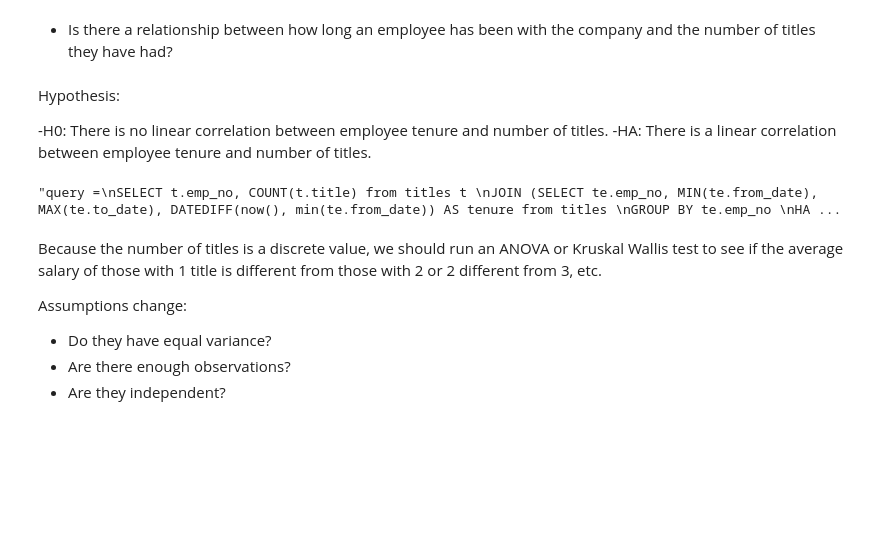
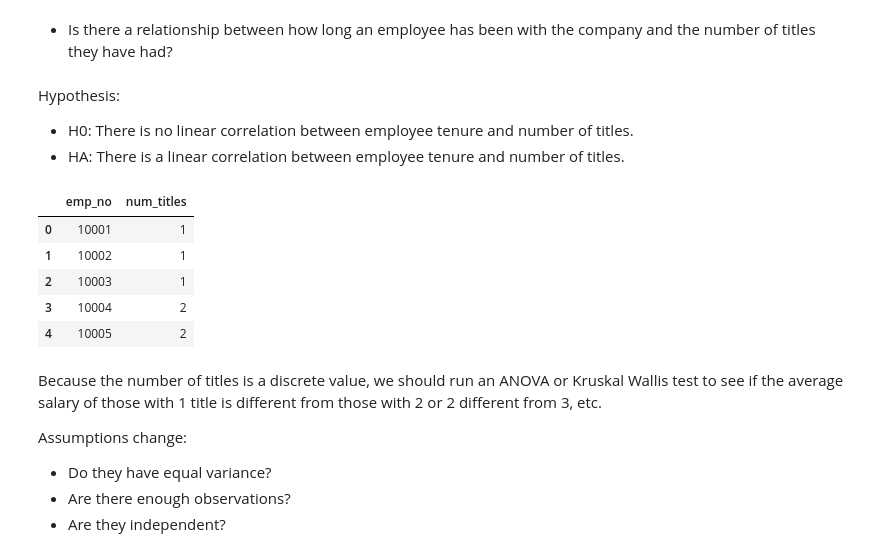
Before and after one commit to JoshuaHolt-Tech/statistics-exercises, a Jupyter notebook: hypothesis_testing.ipynb, the cells around one changed output. Cells and saved outputs as stored; diff of their text form; code cells hidden in the pictures; blank space fills up the shorter version.

```diff
--- a/hypothesis_testing.ipynb
+++ b/hypothesis_testing.ipynb
@@ -862,19 +862,23 @@ ORDER BY  emp_no, titles.to_date DESC;
 # %% [markdown]
 Hypothesis:
 
--H0: There is no linear correlation between employee tenure and number of titles.
--HA: There is a linear correlation between employee tenure and number of titles.
+- H0: There is no linear correlation between employee tenure and number of titles.
+- HA: There is a linear correlation between employee tenure and number of titles.
 # %%
-"""query =
-SELECT t.emp_no, COUNT(t.title) from titles t
-JOIN (SELECT te.emp_no, MIN(te.from_date), MAX(te.to_date), DATEDIFF(now(), min(te.from_date)) AS tenure from titles
-GROUP BY te.emp_no
-HAVING MAX(to_date) = '9999-01-01') AS te USING (emp_no) GROUP BY t.emp_no;"""
+query = """
+SELECT t.emp_no, COUNT(t.title) as num_titles from titles AS t
+JOIN (SELECT titles.emp_no, MIN(titles.from_date), MAX(titles.to_date), DATEDIFF(now(), min(titles.from_date)) AS tenure from titles
+GROUP BY titles.emp_no HAVING MAX(to_date) = '9999-01-01') AS te USING (emp_no) GROUP BY t.emp_no;"""
-# %% [output]
-"query =\nSELECT t.emp_no, COUNT(t.title) from titles t \nJOIN (SELECT te.emp_no, MIN(te.from_date), MAX(te.to_date), DATEDIFF(now(), min(te.from_date)) AS tenure from titles \nGROUP BY te.emp_no \nHA ...
 # %%
-#df1 = pd.read_sql(query, url)
-#Doesn't work
+df1 = pd.read_sql(query, url)
+df1.head()
+# %% [output]
+|  | emp_no | num_titles |
+| 0 | 10001 | 1 |
+| 1 | 10002 | 1 |
+| 2 | 10003 | 1 |
+| 3 | 10004 | 2 |
+| 4 | 10005 | 2 |
 # %% [markdown]
 Because the number of titles is a discrete value, we should run an ANOVA or Kruskal Wallis test to see if the average salary of those with 1 title is different from those with 2 or 2 different from 3, etc.
 
```
Also changed, not shown: parts of 35 cells of this notebook.
